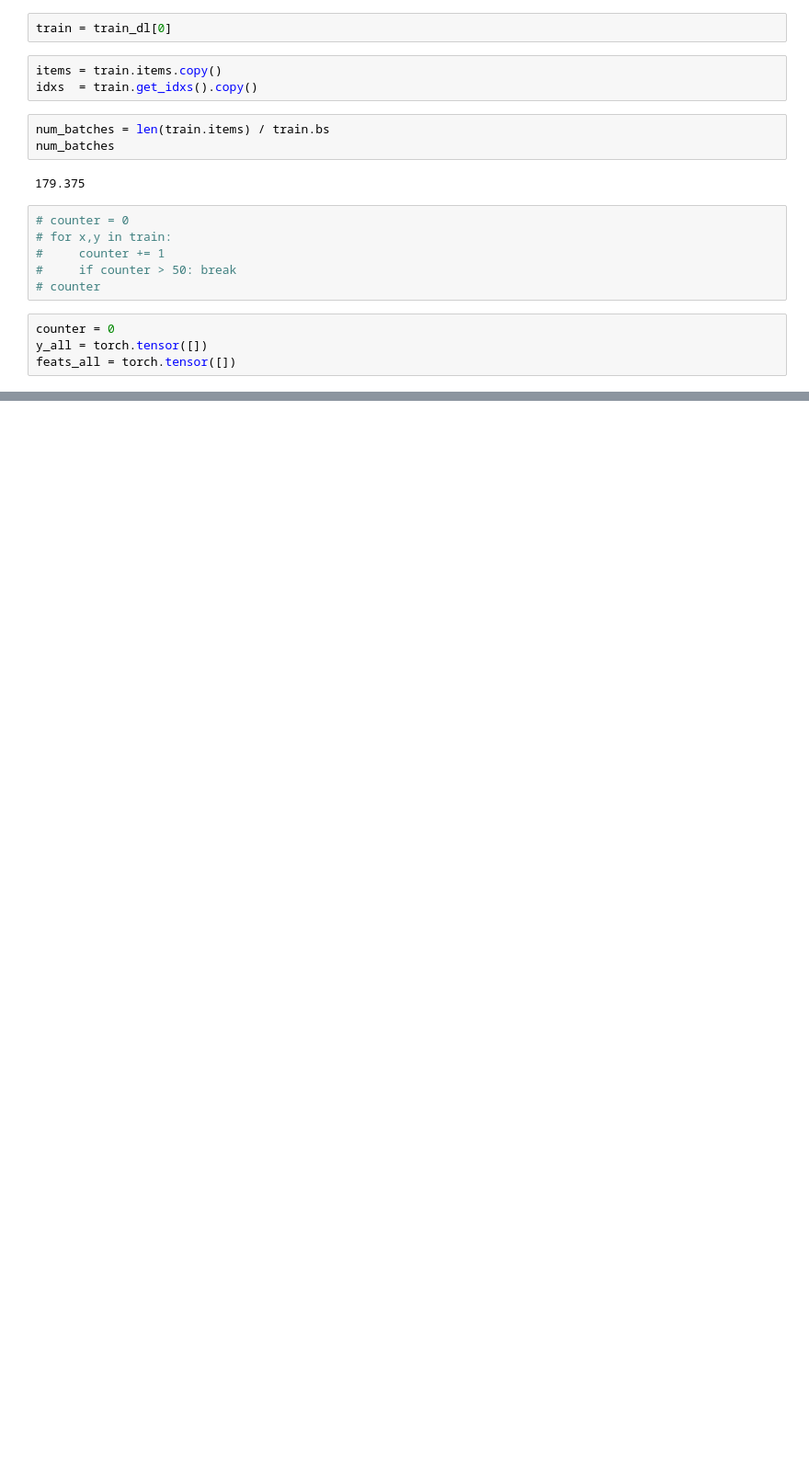
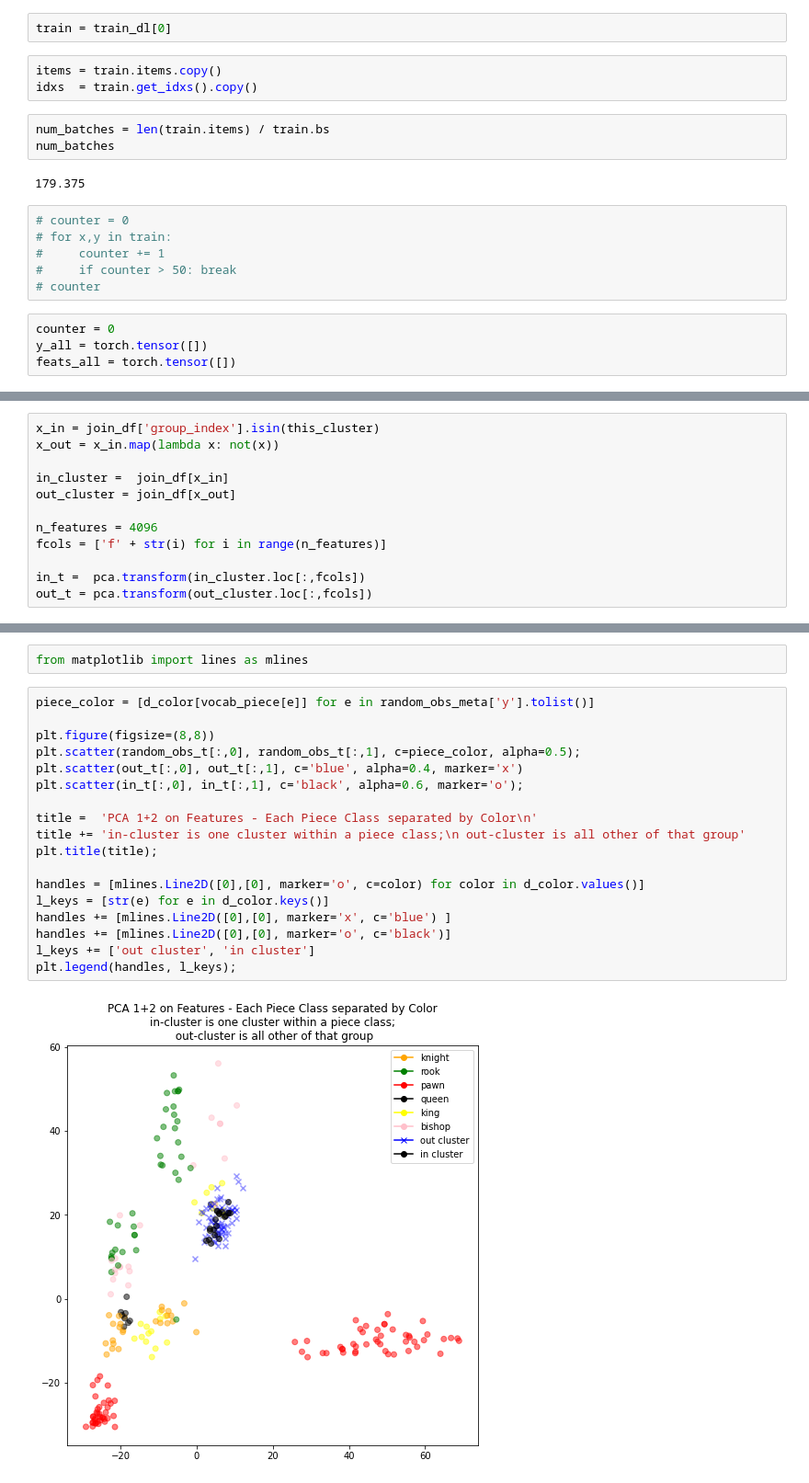
Before and after one commit to sutt/fastai2-dev, a Jupyter notebook: chess-classification-hw/nbs-oct/examine-feats-2.ipynb, the cells around one changed output, grey strips where cells are left out. Shown at 92% size. Drawn from its saved outputs; the diff is of its cells as text; blank space fills up the shorter version.

```diff
--- a/chess-classification-hw/nbs-oct/examine-feats-2.ipynb
+++ b/chess-classification-hw/nbs-oct/examine-feats-2.ipynb
@@ -152,0 +310,12 @@ y_all.shape
+# %%
+x_in = join_df['group_index'].isin(this_cluster)
+x_out = x_in.map(lambda x: not(x))
+
+in_cluster =  join_df[x_in]
+out_cluster = join_df[x_out]
+
+n_features = 4096
+fcols = ['f' + str(i) for i in range(n_features)]
+
+in_t =  pca.transform(in_cluster.loc[:,fcols])
+out_t = pca.transform(out_cluster.loc[:,fcols])
@@ -152,0 +327,22 @@ y_all.shape
+# %%
+from matplotlib import lines as mlines
+# %%
+piece_color = [d_color[vocab_piece[e]] for e in random_obs_meta['y'].tolist()]
+
+plt.figure(figsize=(8,8))
+plt.scatter(random_obs_t[:,0], random_obs_t[:,1], c=piece_color, alpha=0.5);
+plt.scatter(out_t[:,0], out_t[:,1], c='blue', alpha=0.4, marker='x')
+plt.scatter(in_t[:,0], in_t[:,1], c='black', alpha=0.6, marker='o');
+
+title =  'PCA 1+2 on Features - Each Piece Class separated by Color\n'
+title += 'in-cluster is one cluster within a piece class;\n out-cluster is all other of that group'
+plt.title(title);
+
+handles = [mlines.Line2D([0],[0], marker='o', c=color) for color in d_color.values()]
+l_keys = [str(e) for e in d_color.keys()]
+handles += [mlines.Line2D([0],[0], marker='x', c='blue') ]
+handles += [mlines.Line2D([0],[0], marker='o', c='black')]
+l_keys += ['out cluster', 'in cluster']
+plt.legend(handles, l_keys);
+# %% [output]
+[figure, added]
```
Also changed, not shown: parts of 30 cells of this notebook.
